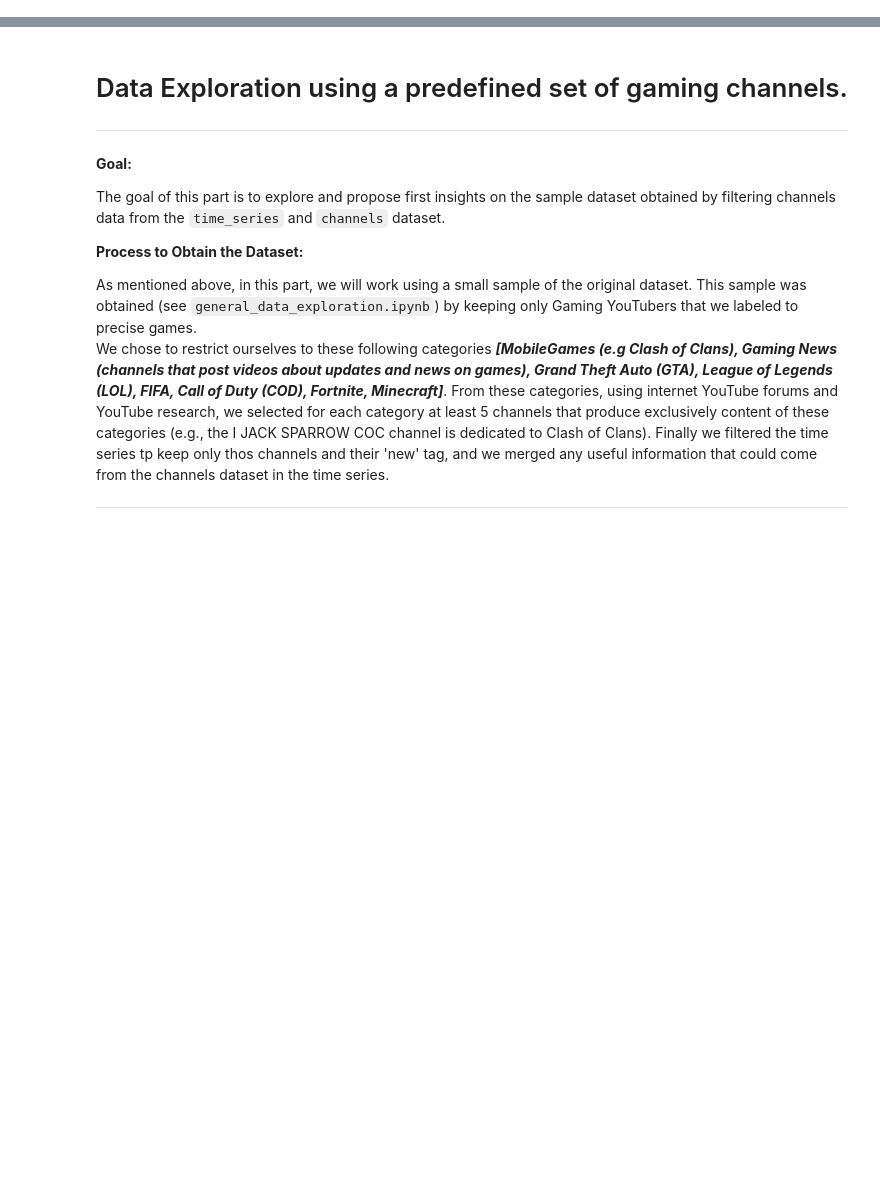
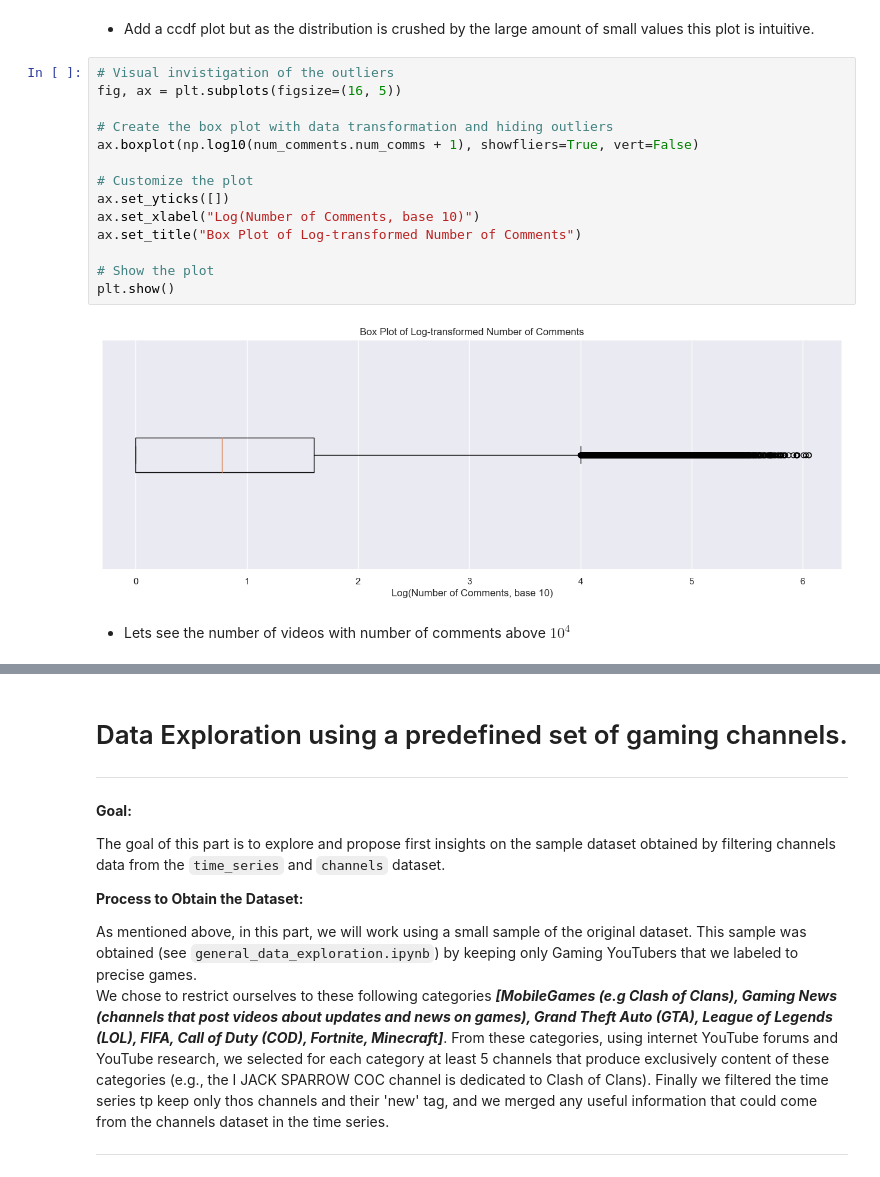
Before and after one commit to epfl-ada/ada-2023-project-analyticavengers2023, a Jupyter notebook: milestone_P2.ipynb, the cells around one changed output, grey strips where cells are left out. Saved outputs shown, nothing was run; the diff lists cells and outputs as text; blank space fills up the shorter version.

```diff
--- a/marco_paul4.ipynb
+++ b/milestone_P2.ipynb
@@ -0,0 +391,20 @@
+# %% [markdown]
+- Add a ccdf plot but as the distribution is crushed by the large amount of small values this plot is intuitive.
+# %%
+# Visual invistigation of the outliers
+fig, ax = plt.subplots(figsize=(16, 5))
+
+# Create the box plot with data transformation and hiding outliers
+ax.boxplot(np.log10(num_comments.num_comms + 1), showfliers=True, vert=False)
+
+# Customize the plot
+ax.set_yticks([])
+ax.set_xlabel("Log(Number of Comments, base 10)")
+ax.set_title("Box Plot of Log-transformed Number of Comments")
+
+# Show the plot
+plt.show()
+# %% [output]
+[figure, added]
+# %% [markdown]
+- Lets see the number of videos with number of comments above $10^4$
```
Also changed, not shown: parts of 90 cells of this notebook, 3 other files.
